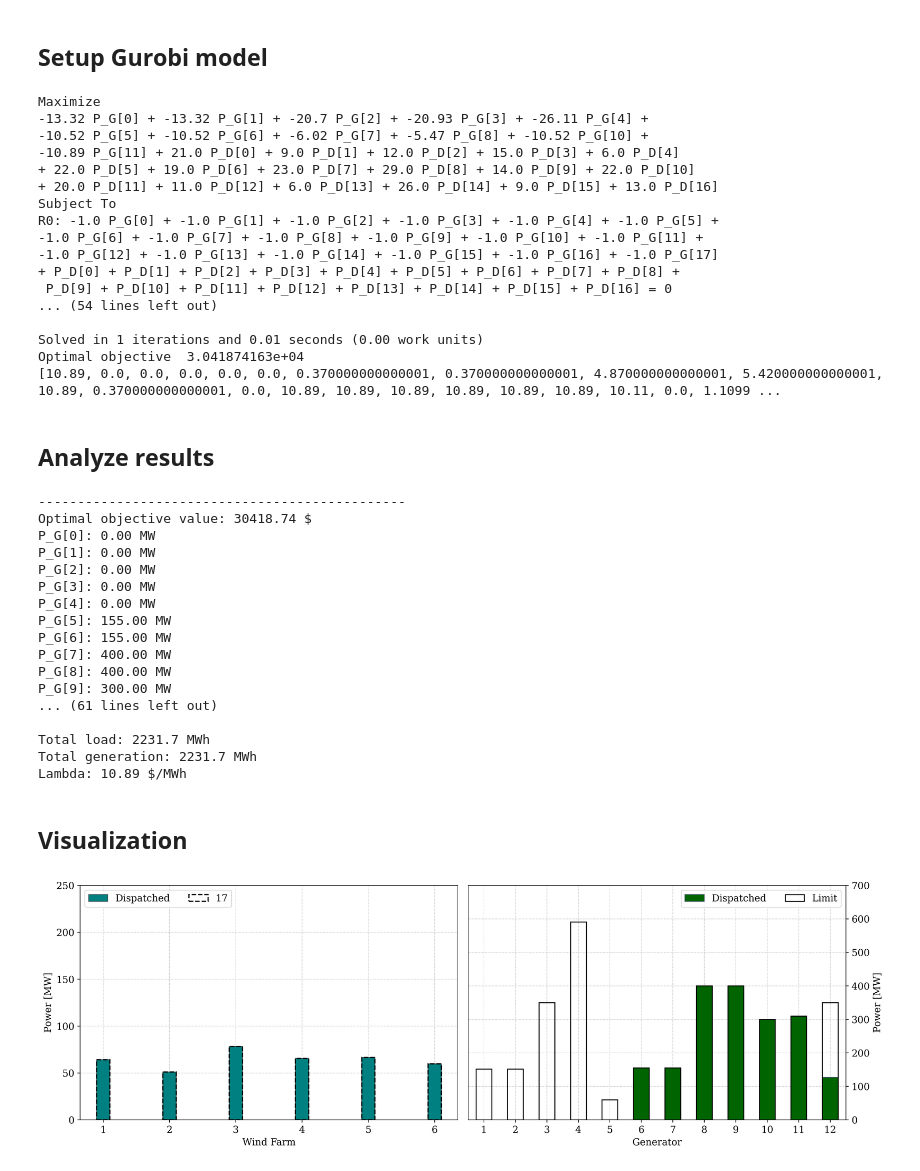
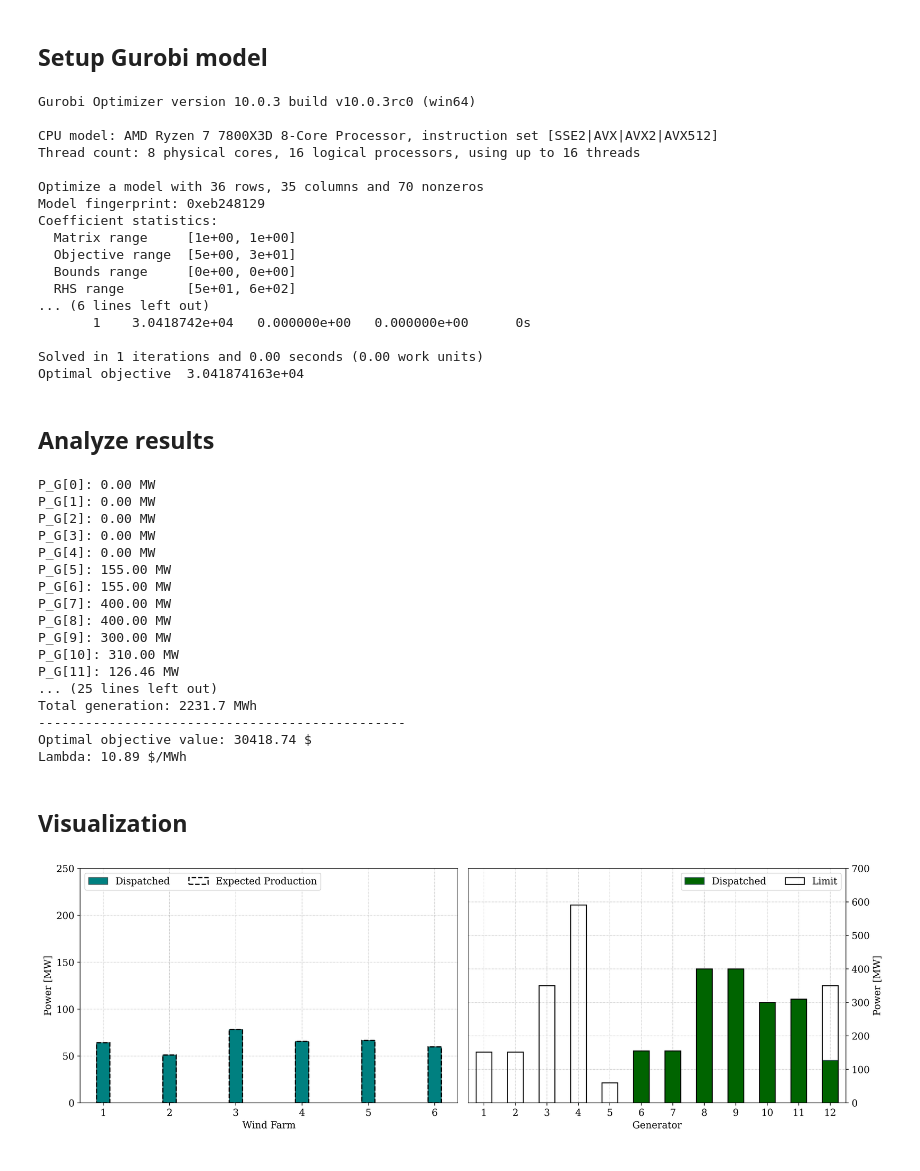
Before and after one commit to Hvid1999/46755, a Jupyter notebook: Assignment 1/task_1.ipynb, the cells around one changed output. Drawn from its saved outputs; the diff is of its cells as text; code cells hidden in the pictures.

```diff
--- a/Assignment 1/task_1.ipynb
+++ b/Assignment 1/task_1.ipynb
@@ -104,28 +113,27 @@ m.addConstrs(p_G[GC + g] <= wind_data.iloc[t, g] for g in range(GW)) #wind farm
 m.addConstrs(p_D[d] <= load[load != 0][d] for d in range(D)) #demand limits
 
 #============= Display and run model =============
-m.update()
-m.display()
+#m.update()
+#m.display()
 m.optimize()
-print(m.Pi)
 # %% [output]
-Maximize
--13.32 P_G[0] + -13.32 P_G[1] + -20.7 P_G[2] + -20.93 P_G[3] + -26.11 P_G[4] +
--10.52 P_G[5] + -10.52 P_G[6] + -6.02 P_G[7] + -5.47 P_G[8] + -10.52 P_G[10] +
--10.89 P_G[11] + 21.0 P_D[0] + 9.0 P_D[1] + 12.0 P_D[2] + 15.0 P_D[3] + 6.0 P_D[4]
-+ 22.0 P_D[5] + 19.0 P_D[6] + 23.0 P_D[7] + 29.0 P_D[8] + 14.0 P_D[9] + 22.0 P_D[10]
-+ 20.0 P_D[11] + 11.0 P_D[12] + 6.0 P_D[13] + 26.0 P_D[14] + 9.0 P_D[15] + 13.0 P_D[16]
-Subject To
-R0: -1.0 P_G[0] + -1.0 P_G[1] + -1.0 P_G[2] + -1.0 P_G[3] + -1.0 P_G[4] + -1.0 P_G[5] +
--1.0 P_G[6] + -1.0 P_G[7] + -1.0 P_G[8] + -1.0 P_G[9] + -1.0 P_G[10] + -1.0 P_G[11] +
--1.0 P_G[12] + -1.0 P_G[13] + -1.0 P_G[14] + -1.0 P_G[15] + -1.0 P_G[16] + -1.0 P_G[17]
-+ P_D[0] + P_D[1] + P_D[2] + P_D[3] + P_D[4] + P_D[5] + P_D[6] + P_D[7] + P_D[8] +
- P_D[9] + P_D[10] + P_D[11] + P_D[12] + P_D[13] + P_D[14] + P_D[15] + P_D[16] = 0
-... (54 lines left out)
+Gurobi Optimizer version 10.0.3 build v10.0.3rc0 (win64)
 
-Solved in 1 iterations and 0.01 seconds (0.00 work units)
+CPU model: AMD Ryzen 7 7800X3D 8-Core Processor, instruction set [SSE2|AVX|AVX2|AVX512]
+Thread count: 8 physical cores, 16 logical processors, using up to 16 threads
+
+Optimize a model with 36 rows, 35 columns and 70 nonzeros
+Model fingerprint: 0xeb248129
+Coefficient statistics:
+  Matrix range     [1e+00, 1e+00]
+  Objective range  [5e+00, 3e+01]
+  Bounds range     [0e+00, 0e+00]
+  RHS range        [5e+01, 6e+02]
+... (6 lines left out)
+       1    3.0418742e+04   0.000000e+00   0.000000e+00      0s
+
+Solved in 1 iterations and 0.00 seconds (0.00 work units)
 Optimal objective  3.041874163e+04
-[10.89, 0.0, 0.0, 0.0, 0.0, 0.0, 0.370000000000001, 0.370000000000001, 4.870000000000001, 5.420000000000001, 10.89, 0.370000000000001, 0.0, 10.89, 10.89, 10.89, 10.89, 10.89, 10.89, 10.11, 0.0, 1.1099 ...
 # %% [markdown]
 ## Analyze results
 # %%
@@ -144,8 +152,6 @@ if m.status == gb.GRB.OPTIMAL:
     constraints = m.getConstrs()
     # The constraint dual value of the current solution (also known as the shadow price)... https://www.gurobi.com/documentation/9.5/refman/pi.html
     dual_values = [constraints[k].Pi for k in range(len(constraints))]
-    print('-----------------------------------------------')
-    print("Optimal objective value: %.2f $" % m.objVal)
 
     for i in range(G):
         print(p_G[i].VarName + ": %.2f MW" % p_G[i].x)
@@ -165,24 +171,26 @@ if m.status == gb.GRB.OPTIMAL:
         print(p_D[i].VarName + ": %.2f MW" % p_D[i].x)
         load_results.loc[load_results.index == i, 'p_D'] = p_D[i].x
 
-    for k in range(len(constraints)):
-        print('Dual value {0}: '.format(k+1), dual_values[k])
+    # for k in range(len(constraints)):
+    #     print('Dual value {0}: '.format(k+1), dual_values[k])
+
+    print('-----------------------------------------------')
 
     sum_gen = sum(p_G[n].x for n in range(G))
     sum_load = sum(p_D[n].x for n in range(D))
-    print("\nTotal load: %.1f MWh" % sum_load)
+    print("Total load: %.1f MWh" % sum_load)
     print("Total generation: %.1f MWh" % sum_gen)
+
+    print('-----------------------------------------------')
+    print("Optimal objective value: %.2f $" % m.objVal)
+    print("Lambda: %.2f $/MWh" % m.Pi[0])
 
     results['gen'] = generator_outputs.copy(deep=True)
     results['demand'] = load_results.copy(deep=True)
 
-    print("Lambda: %.2f $/MWh" % m.Pi[0])
-
 else:
     print("Optimization was not successful.")
 # %% [output]
------------------------------------------------
-Optimal objective value: 30418.74 $
 P_G[0]: 0.00 MW
 P_G[1]: 0.00 MW
 P_G[2]: 0.00 MW
@@ -193,47 +201,49 @@ P_G[6]: 155.00 MW
 P_G[7]: 400.00 MW
 P_G[8]: 400.00 MW
 P_G[9]: 300.00 MW
-... (61 lines left out)
-
-Total load: 2231.7 MWh
+P_G[10]: 310.00 MW
+P_G[11]: 126.46 MW
+... (25 lines left out)
 Total generation: 2231.7 MWh
+-----------------------------------------------
+Optimal objective value: 30418.74 $
 Lambda: 10.89 $/MWh
 # %% [markdown]
 ## Visualization
 # %%
 fig, ax = plt.subplots(1,2,sharey=False,figsize=( 15 , 5 ), dpi=400) # Create the figure
 
-wind_data_formatted = wind_data.iloc[t, :].reset_index(drop=True).to_frame().rename(columns={0: 'Expected Production'})
+wind_data_formatted = wind_data.iloc[t, :].reset_index(drop=True).to_frame().rename(columns={t: 'Expected Production'})
 
 #========== Plot wind farm results ==========
 (generator_outputs.loc[generator_outputs.Type == 'Wind','p_G']).plot(kind='bar', ax=ax[0], color='teal', width=0.2, label='Dispatched', edgecolor='darkslategrey')
 wind_data_formatted.plot(kind='bar', ax=ax[0], width=0.2, edgecolor='black', linestyle='--', fill=False, linewidth=1.5, label='Expected Production')
 ax[0].set_ylabel('Power [MW]')
 ax[0].set_xlabel('Wind Farm')
 ax[0].set_xticks(ticks = np.arange(0, GW), labels = np.arange(1, GW + 1), fontsize=12, rotation = 0)
 ax[0].legend(loc='upper left', ncol=2, fontsize=12)
 ax[0].set_ylim([0,250])
 
 #========== Plot conventional generator results ==========
 (generator_outputs.loc[generator_outputs.Type == 'Conventional','p_G']).plot(kind='bar', ax=ax[1], color='darkgreen', label='Dispatched', edgecolor='darkslategrey')
 gen_data['P max MW'].plot(kind='bar', ax=ax[1], edgecolor='black', linestyle='-', fill=False, linewidth=1.2, label='Limit')
 ax[1].yaxis.tick_right()
 ax[1].yaxis.set_label_position("right")
 ax[1].set_ylabel('Power [MW]')
 ax[1].set_xlabel('Generator')
 ax[1].set_xticks(ticks = np.arange(0, GC), labels = np.arange(1, GC + 1), fontsize=12, rotation = 0)
 ax[1].legend(loc='upper right', ncol=2, fontsize=12)
 ax[1].set_ylim([0,700])
 
 for k in range(2):
     ax[k].spines[['right', 'top']].set_visible(True)
     ax[k].set_axisbelow(True)
 
 fig.tight_layout() # reduces white space around figures
-#plt.savefig('Figures/task_1_results_gen_dispatch.png',bbox_inches='tight')
+plt.savefig('Figures/task_1_results_gen_dispatch.png',bbox_inches='tight')
 plt.show()
 # %% [output]
-[figure, old version]
+[figure, new version]
 # %%
 #=================== Demand Data ==========================
 bid_pairs = pd.DataFrame() # pairing load demand and bid price
```
Also changed, not shown: parts of 8 cells of this notebook, 2 other files.
